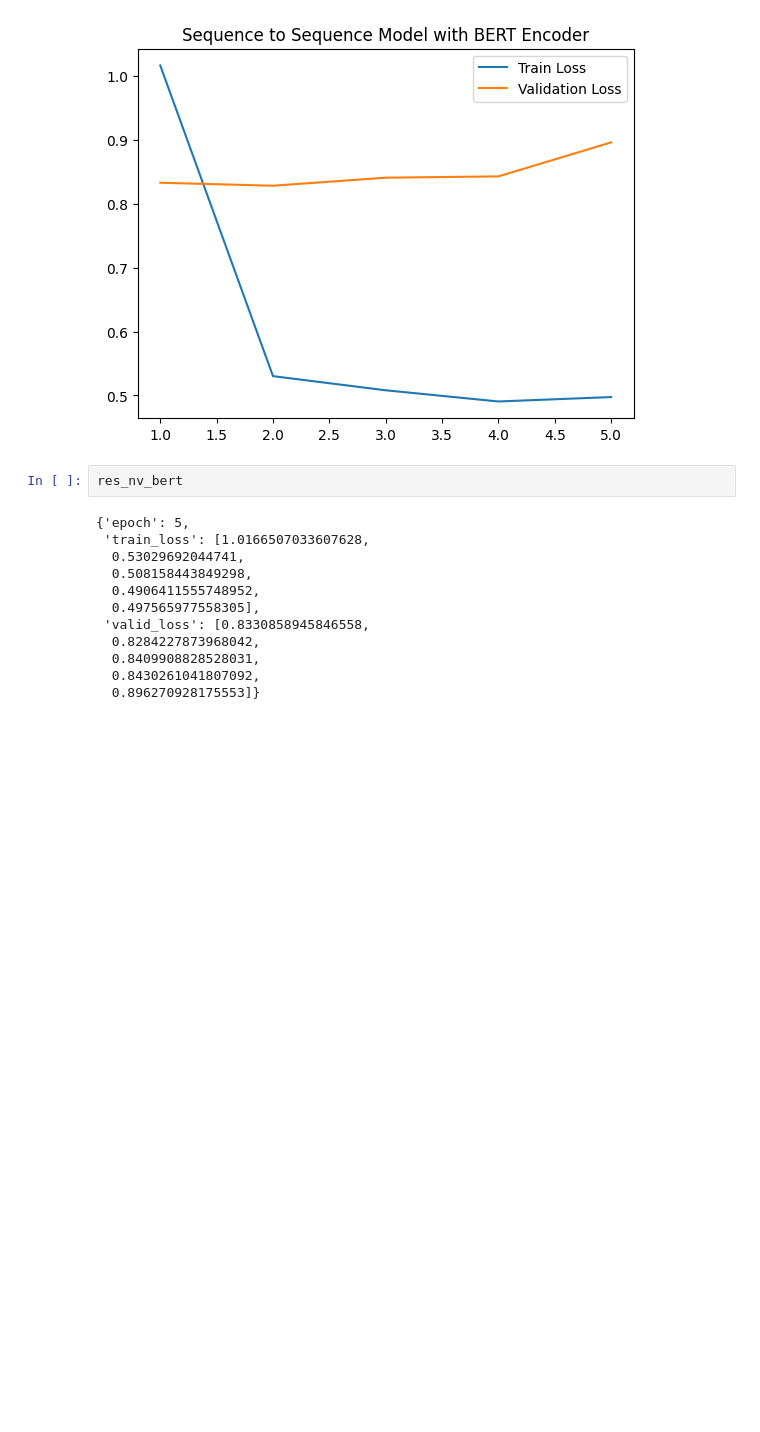
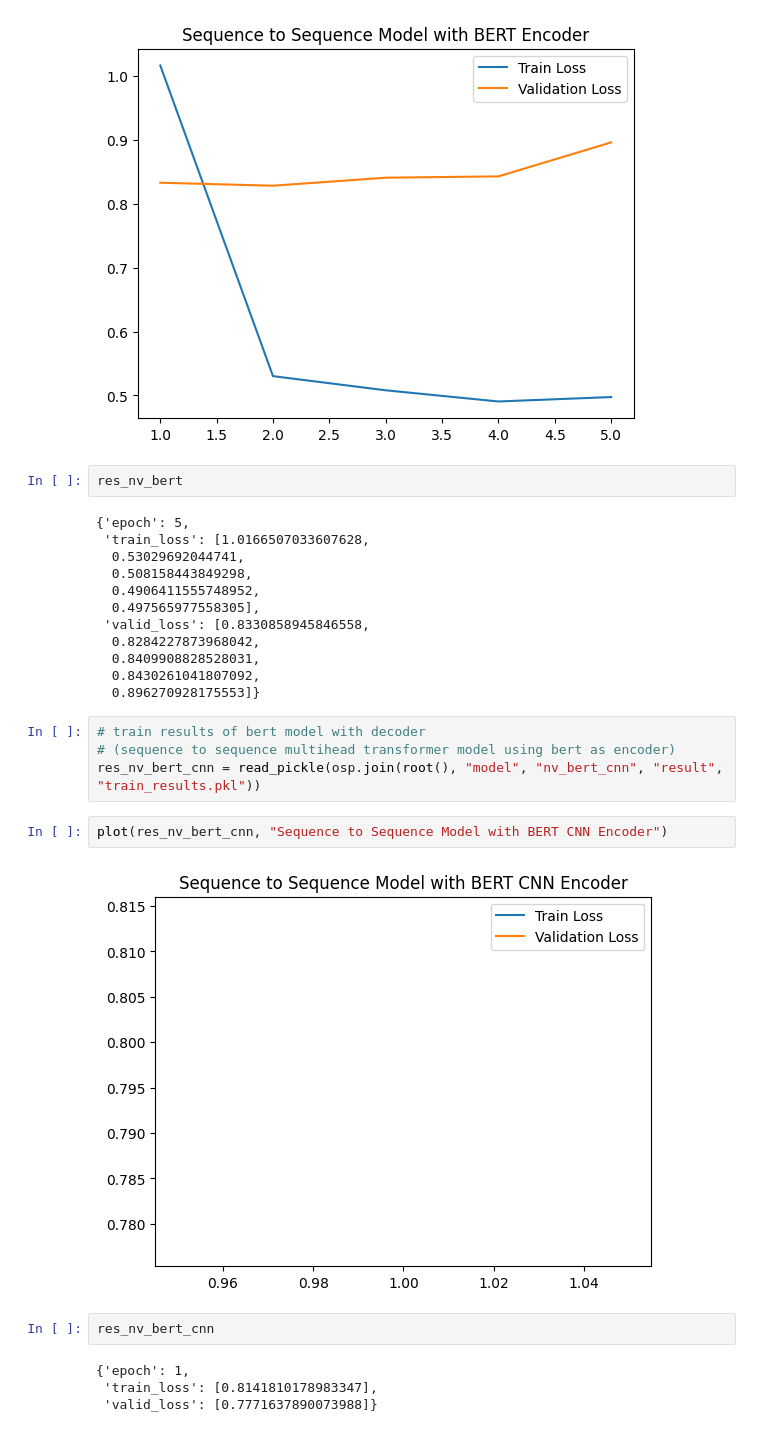
Before and after one commit to swang225/nebula, a Jupyter notebook: notebook/nvbench_results.ipynb, the cells around one changed output. Drawn from its saved outputs; the diff is of its cells as text; blank space fills up the shorter version.

```diff
--- a/notebook/nvbench_results.ipynb
+++ b/notebook/nvbench_results.ipynb
@@ -102,3 +102,17 @@ res_nv_bert
   0.8409908828528031,
   0.8430261041807092,
   0.896270928175553]}
+# %%
+# train results of bert model with decoder
+# (sequence to sequence multihead transformer model using bert as encoder)
+res_nv_bert_cnn = read_pickle(osp.join(root(), "model", "nv_bert_cnn", "result", "train_results.pkl"))
+# %%
+plot(res_nv_bert_cnn, "Sequence to Sequence Model with BERT CNN Encoder")
+# %% [output]
+[figure, added]
+# %%
+res_nv_bert_cnn
+# %% [output]
+{'epoch': 1,
+ 'train_loss': [0.8141810178983347],
+ 'valid_loss': [0.7771637890073988]}
```
Also changed, not shown: 14 other files.
